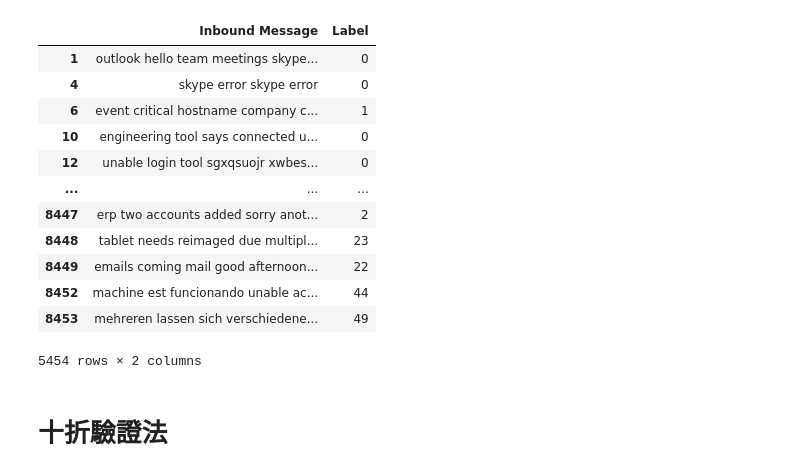
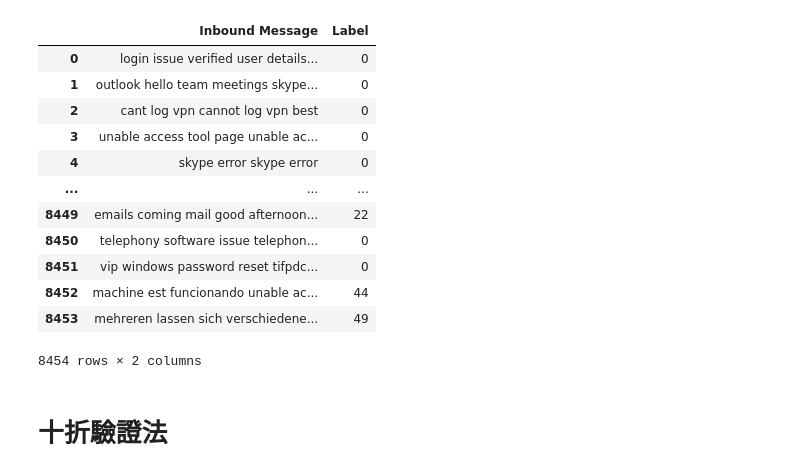
Before and after one commit to shih-yang-young/aiops, a Jupyter notebook: src/baseline/2025-03-06_bert_10cv_8454.ipynb, the cells around one changed output. Cells and saved outputs as stored; diff of their text form; code cells hidden in the pictures.

```diff
--- a/src/baseline/2025-03-06_bert_10cv_8454.ipynb
+++ b/src/baseline/2025-03-06_bert_10cv_8454.ipynb
@@ -1,25 +1,25 @@
 # %%
 import pandas as pd
 data_path = "../../data/open_source_8454_combine_short_description.csv"  # 替換為你的檔案路徑
 df = pd.read_csv(data_path)
-df_label_0 = df[df["Label"] == 0]
-df_label_0_to_drop = df_label_0.sample(n=3000, random_state=42)
-df = df.drop(df_label_0_to_drop.index)
+# df_label_0 = df[df["Label"] == 0]
+# df_label_0_to_drop = df_label_0.sample(n=3000, random_state=42)
+# df = df.drop(df_label_0_to_drop.index)
 df
 # %% [output]
 |  | Inbound Message | Label |
+| 0 | login issue verified user details... | 0 |
 | 1 | outlook hello team meetings skype... | 0 |
+| 2 | cant log vpn cannot log vpn best | 0 |
+| 3 | unable access tool page unable ac... | 0 |
 | 4 | skype error skype error | 0 |
-| 6 | event critical hostname company c... | 1 |
-| 10 | engineering tool says connected u... | 0 |
-| 12 | unable login tool sgxqsuojr xwbes... | 0 |
 | ... | ... | ... |
-| 8447 | erp two accounts added sorry anot... | 2 |
-| 8448 | tablet needs reimaged due multipl... | 23 |
 | 8449 | emails coming mail good afternoon... | 22 |
+| 8450 | telephony software issue telephon... | 0 |
+| 8451 | vip windows password reset tifpdc... | 0 |
 | 8452 | machine est funcionando unable ac... | 44 |
 | 8453 | mehreren lassen sich verschiedene... | 49 |
-5454 rows × 2 columns
+8454 rows × 2 columns
 # %% [markdown]
 # 十折驗證法
 # %%
```
Also changed, not shown: parts of 2 cells of this notebook, 1 other file.
